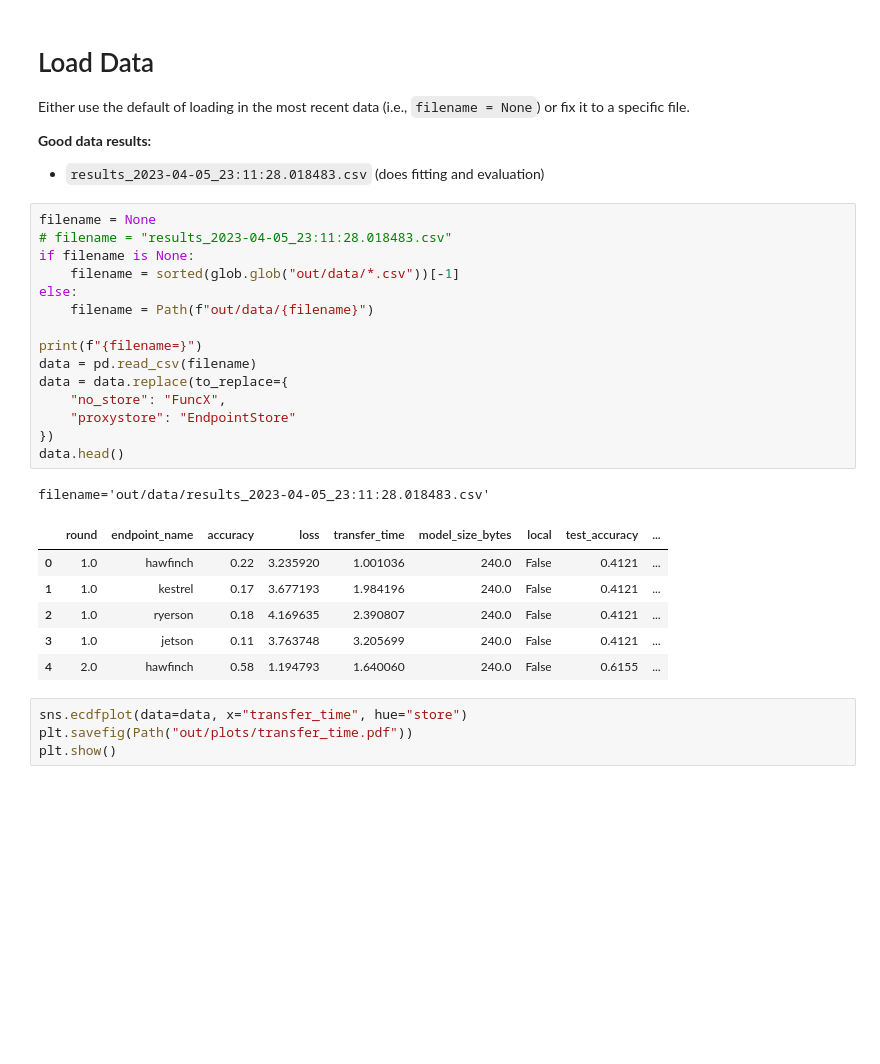
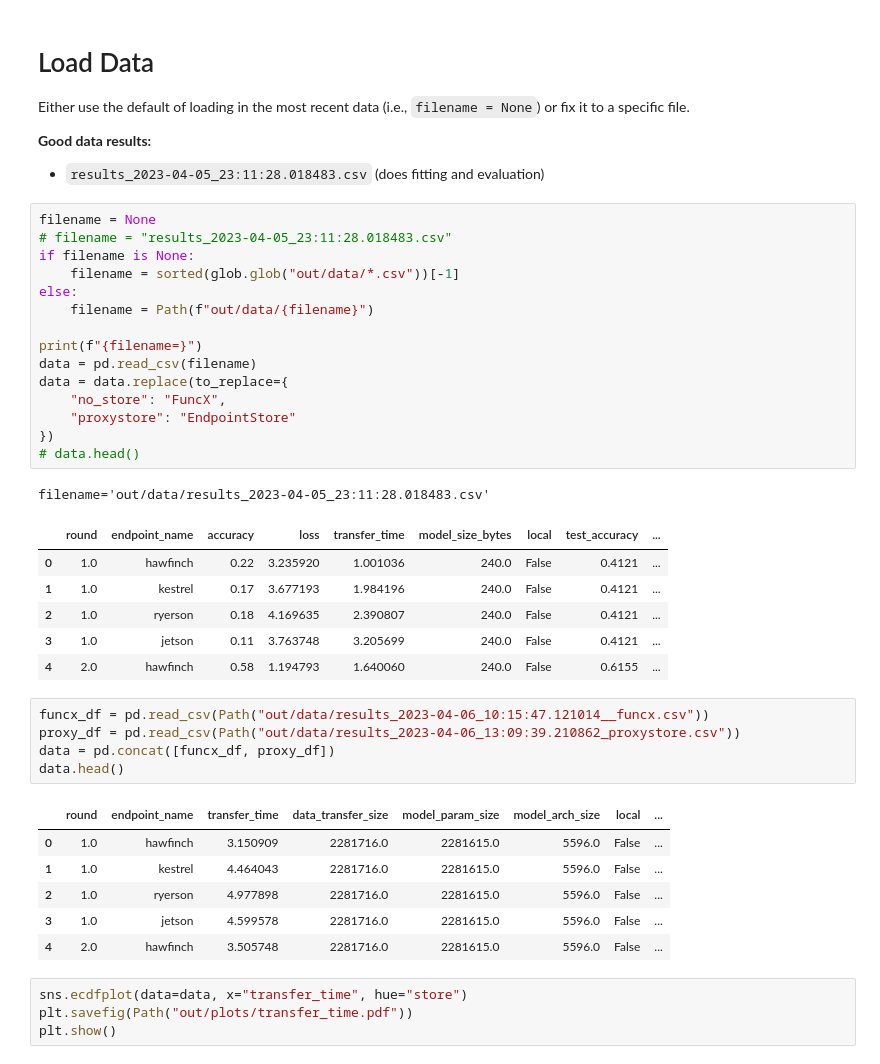
Before and after one commit to proxystore/federated-learning, a Jupyter notebook: Results.ipynb, the cells around one changed output. Cells and saved outputs as stored; diff of their text form; blank space fills up the shorter version.

```diff
--- a/Results.ipynb
+++ b/Results.ipynb
@@ -28,7 +28,7 @@ data = data.replace(to_replace={
     "no_store": "FuncX",
     "proxystore": "EndpointStore"
 })
-data.head()
+# data.head()
 # %% [output]
 filename='out/data/results_2023-04-05_23:11:28.018483.csv'
 |  | round | endpoint_name | accuracy | loss | transfer_time | model_size_bytes | local | test_accuracy | ... |
@@ -37,6 +37,18 @@ filename='out/data/results_2023-04-05_23:11:28.018483.csv'
 | 2 | 1.0 | ryerson | 0.18 | 4.169635 | 2.390807 | 240.0 | False | 0.4121 | ... |
 | 3 | 1.0 | jetson | 0.11 | 3.763748 | 3.205699 | 240.0 | False | 0.4121 | ... |
 | 4 | 2.0 | hawfinch | 0.58 | 1.194793 | 1.640060 | 240.0 | False | 0.6155 | ... |
+# %%
+funcx_df = pd.read_csv(Path("out/data/results_2023-04-06_10:15:47.121014__funcx.csv"))
+proxy_df = pd.read_csv(Path("out/data/results_2023-04-06_13:09:39.210862_proxystore.csv"))
+data = pd.concat([funcx_df, proxy_df])
+data.head()
+# %% [output]
+|  | round | endpoint_name | transfer_time | data_transfer_size | model_param_size | model_arch_size | local | ... |
+| 0 | 1.0 | hawfinch | 3.150909 | 2281716.0 | 2281615.0 | 5596.0 | False | ... |
+| 1 | 1.0 | kestrel | 4.464043 | 2281716.0 | 2281615.0 | 5596.0 | False | ... |
+| 2 | 1.0 | ryerson | 4.977898 | 2281716.0 | 2281615.0 | 5596.0 | False | ... |
+| 3 | 1.0 | jetson | 4.599578 | 2281716.0 | 2281615.0 | 5596.0 | False | ... |
+| 4 | 2.0 | hawfinch | 3.505748 | 2281716.0 | 2281615.0 | 5596.0 | False | ... |
 # %%
 sns.ecdfplot(data=data, x="transfer_time", hue="store")
 plt.savefig(Path("out/plots/transfer_time.pdf"))
```
Also changed, not shown: parts of 2 cells of this notebook, 4 other files.
